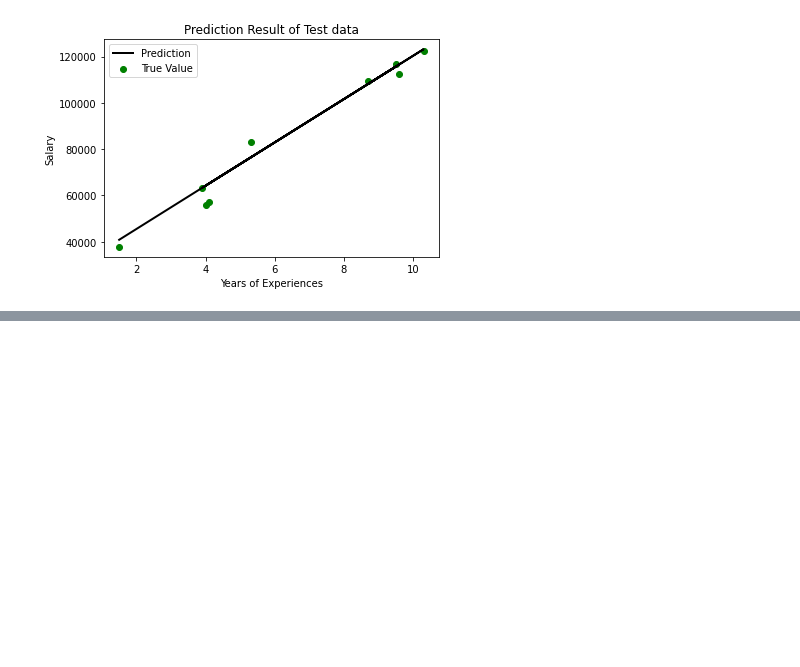
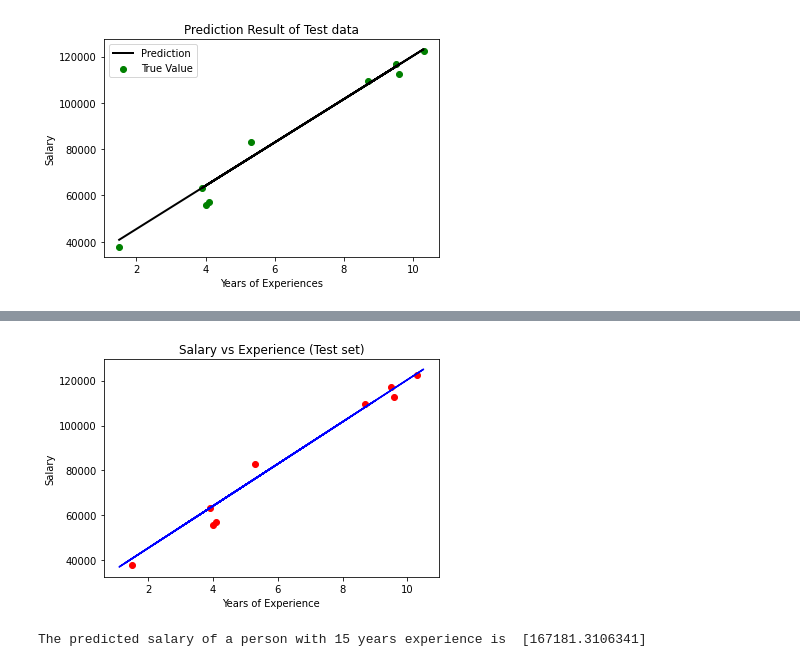
Before and after one commit to VinayakDubey07/Machine-learning, a Jupyter notebook: ML_LAB_4.ipynb, the cells around one changed output, grey strips where cells are left out. Cells and saved outputs as stored; diff of their text form; code cells hidden in the pictures; blank space fills up the shorter version.

```diff
--- a/ML_LAB_4.ipynb
+++ b/ML_LAB_4.ipynb
@@ -106,0 +139,17 @@ plt.show()
+# %%
+import matplotlib.pyplot as plt
+# plot the actual data points of test set
+plt.scatter(X_test, y_test, color = 'red')
+# plot the regression line (same as above)
+plt.plot(X_train, regressor.predict(X_train), color='blue')
+plt.title('Salary vs Experience (Test set)')
+plt.xlabel('Years of Experience')
+plt.ylabel('Salary')
+plt.show()
+# %% [output]
+[figure, added]
+# %%
+new_salary_pred = regressor.predict([[15]])
+print('The predicted salary of a person with 15 years experience is ',new_salary_pred)
+# %% [output]
+The predicted salary of a person with 15 years experience is  [167181.3106341]
```
Also changed, not shown: parts of 5 cells of this notebook.
